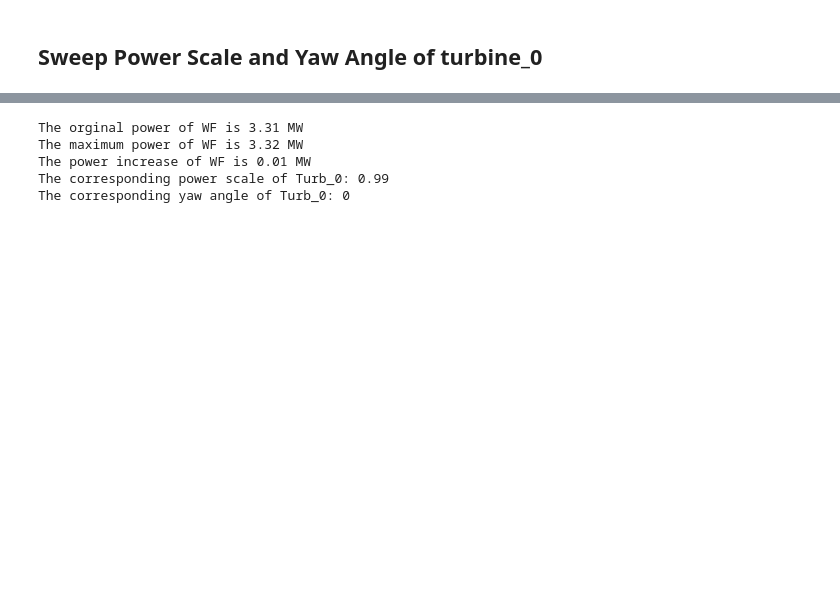
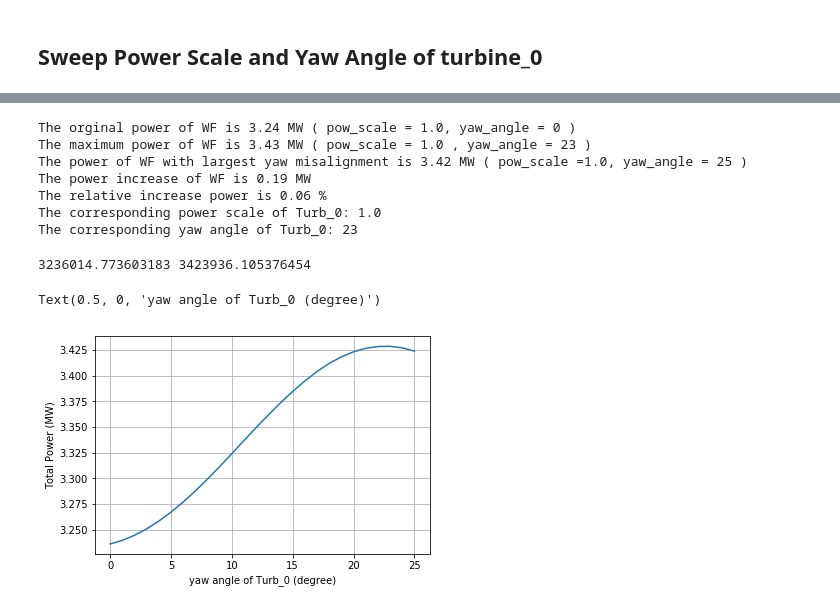
Before and after one commit to stiux/FLORIS, a Jupyter notebook: examples/FLORIS_loads_DR_Run_Notebook_SWF_3WT_AI_Yaw_case.ipynb, the cells around one changed output, grey strips where cells are left out. Saved outputs shown, nothing was run; the diff lists cells and outputs as text; code cells hidden in the pictures; blank space fills up the shorter version.

```diff
--- a/examples/FLORIS_loads_DR_Run_Notebook_SWF_3WT_AI_Yaw_case.ipynb
+++ b/examples/FLORIS_loads_DR_Run_Notebook_SWF_3WT_AI_Yaw_case.ipynb
@@ -145,17 +144,34 @@ ValueError: shape mismatch: objects cannot be broadcast to a single shape
 # %%
 pow2_t_max = np.max(pow2_t)
 pow2_t_max_idx = np.where(pow2_t == np.max(pow2_t))
-pow_scale_0_max = 0.6 + pow2_t_max_idx[0][0]*0.01
+pow_scale_0_max = 0.75 + pow2_t_max_idx[0][0]*0.01
 yaw_angle_0_max = 0 + pow2_t_max_idx[1][0]*1
 
-print('The orginal power of WF is',round(pow2_t[40][25]/1e6,2),'MW')
-print('The maximum power of WF is',round(pow2_t_max/1e6,2),'MW')
-print('The power increase of WF is',round((pow2_t_max - pow2_t[40][25])/1e6,2),'MW')
+print('The orginal power of WF is',round(pow2_t[25][0]/1e6,2),'MW ( pow_scale = 1.0, yaw_angle = 0 )')
+print('The maximum power of WF is',round(pow2_t_max/1e6,2),'MW ( pow_scale =', round(pow_scale_0_max,2),\
+      ', yaw_angle =', round(yaw_angle_0_max,2),')')
+print('The power of WF with largest yaw misalignment is', round(pow2_t[25,25]/1e6,2),'MW ( pow_scale =1.0, yaw_angle = 25 )')
+print('The power increase of WF is',round((pow2_t_max - pow2_t[25][0])/1e6,2),'MW')
+print('The relative increase power is',round((pow2_t_max-pow2_t[25][0])/pow2_t[25][0],2),'%')
 print('The corresponding power scale of Turb_0:',round(pow_scale_0_max,2))
 print('The corresponding yaw angle of Turb_0:',round(yaw_angle_0_max,2))
 # %% [output]
-The orginal power of WF is 3.31 MW
-The maximum power of WF is 3.32 MW
-The power increase of WF is 0.01 MW
-The corresponding power scale of Turb_0: 0.99
-The corresponding yaw angle of Turb_0: 0
+The orginal power of WF is 3.24 MW ( pow_scale = 1.0, yaw_angle = 0 )
+The maximum power of WF is 3.43 MW ( pow_scale = 1.0 , yaw_angle = 23 )
+The power of WF with largest yaw misalignment is 3.42 MW ( pow_scale =1.0, yaw_angle = 25 )
+The power increase of WF is 0.19 MW
+The relative increase power is 0.06 %
+The corresponding power scale of Turb_0: 1.0
+The corresponding yaw angle of Turb_0: 23
+# %%
+print(pow2_t[25,0],pow2_t[25,25])
+# %% [output]
+3236014.773603183 3423936.105376454
+# %%
+plt.plot(yaw_angle_0,pow2_t[25,:]/1e6)
+plt.grid()
+plt.ylabel('Total Power (MW)')
+plt.xlabel('yaw angle of Turb_0 (degree)')
+# %% [output]
+Text(0.5, 0, 'yaw angle of Turb_0 (degree)')
+[figure, added]
```
Also changed, not shown: parts of 6 cells of this notebook, 1 other file.
